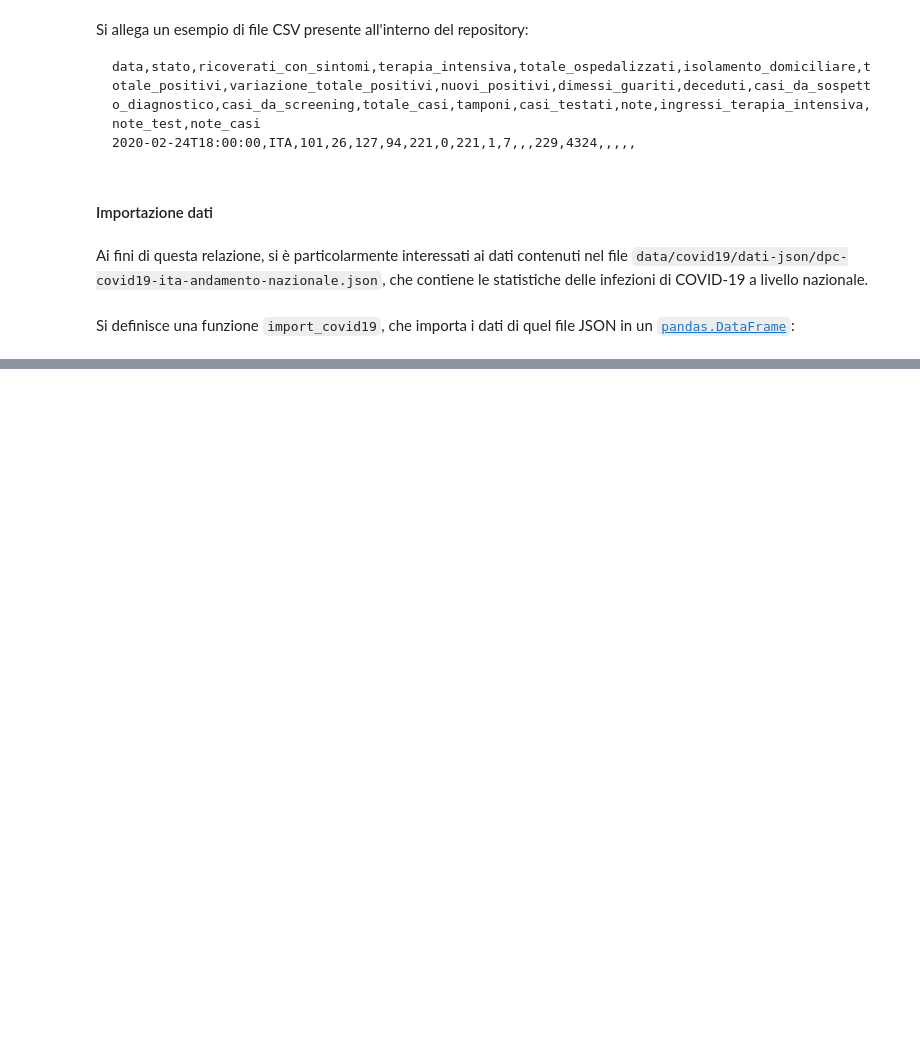
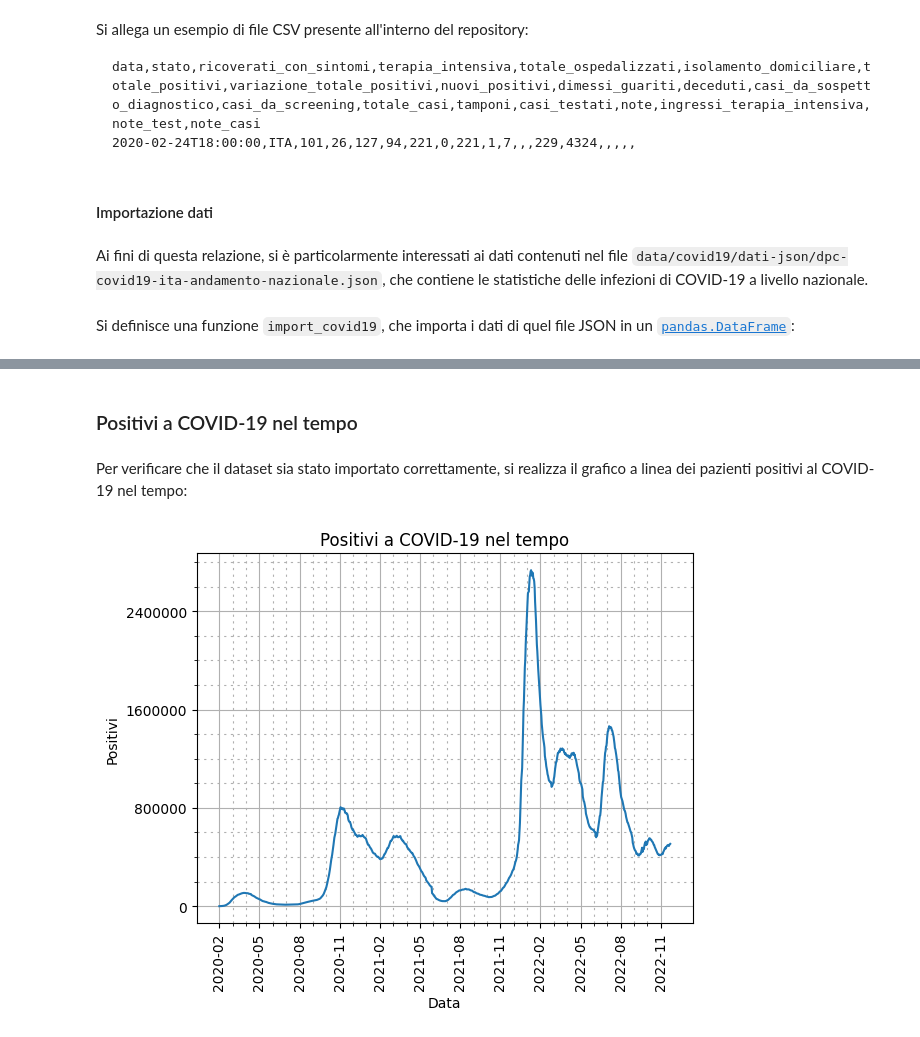
Before and after one commit to Steffo99/unimore-bda-3-steffo, a Jupyter notebook: DOCUMENT.ipynb, the cells around one changed output, grey strips where cells are left out. Drawn from its saved outputs; the diff is of its cells as text; code cells hidden in the pictures; blank space fills up the shorter version.

```diff
--- a/DOCUMENT.ipynb
+++ b/DOCUMENT.ipynb
@@ -280,4 +348,6 @@ def import_covid19(fd: t.IO[str]) -> pandas.DataFrame:
    :param fd: The file descriptor.
    :return: The :class:`pandas.DataFrame`.
    """
-   return pandas.read_json(fd)
+   dataframe = pandas.read_json(fd)
+   dataframe["data"] = pandas.to_datetime(dataframe["data"])
+   return dataframe
@@ -290,0 +379,44 @@ covid19_frame
+# %% [markdown]
+### Positivi a COVID-19 nel tempo
+# %% [markdown]
+Per verificare che il dataset sia stato importato correttamente, si realizza il grafico a linea dei pazienti positivi al COVID-19 nel tempo:
+# %%
+### Datasets ###
+x = covid19_frame["data"]
+y = covid19_frame["totale_positivi"]
+
+### Chart ###
+plt.plot(x, y)
+plt.title("Positivi a COVID-19 nel tempo")
+
+### X ###
+plt.xlabel("Data")
+plt.xticks(
+   ticks=x.iloc[::90],
+   labels=x.map(lambda d: d.strftime("%Y-%m")).iloc[::90],
+   minor=False,
+   rotation=90,
+)
+plt.xticks(
+   ticks=x.iloc[::30],
+   minor=True,
+)
+
+### Y ###
+plt.ylabel("Positivi")
+plt.gca().yaxis.set_major_locator(matplotlib.ticker.MaxNLocator(5))
+plt.gca().yaxis.set_minor_locator(matplotlib.ticker.AutoMinorLocator(4))
+plt.ticklabel_format(axis="y", style="plain")
+
+### Grid ###
+plt.grid(visible=True, which="major")
+plt.grid(visible=True, which="minor", dashes=(2, 4))
+
+### Cleanup ###
+del x
+del y
+
+### Display ###
+plt.show()
+# %% [output]
+[figure, added]
```
Also changed, not shown: parts of 21 cells of this notebook.
